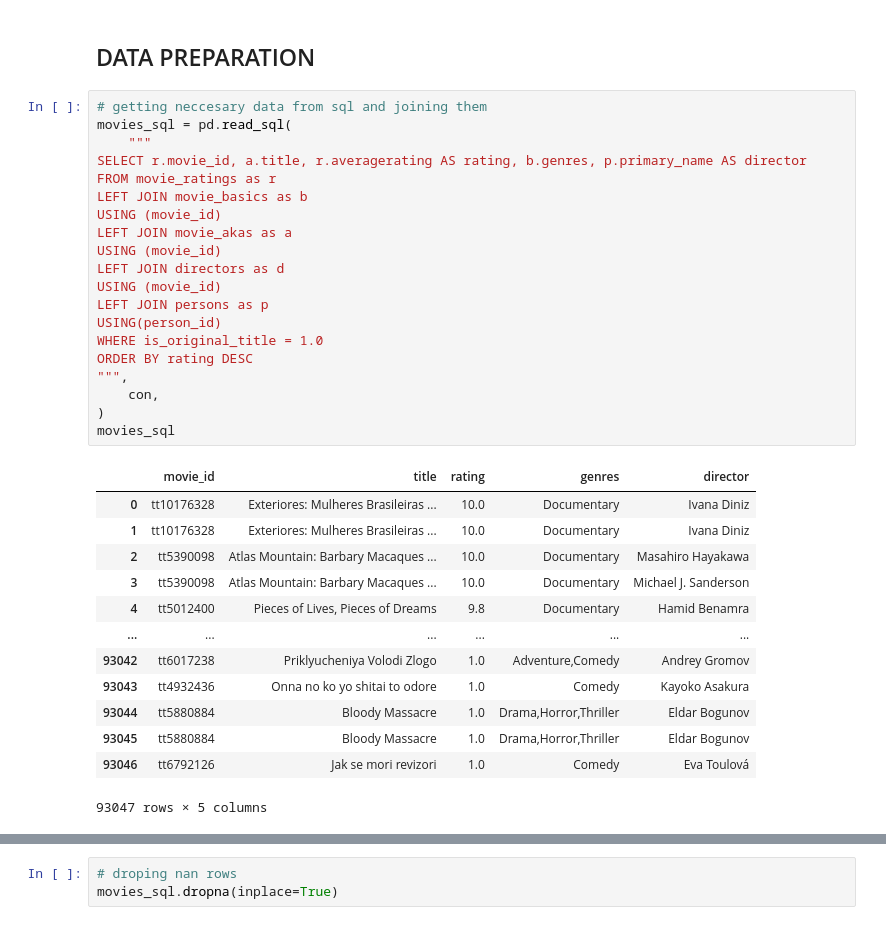
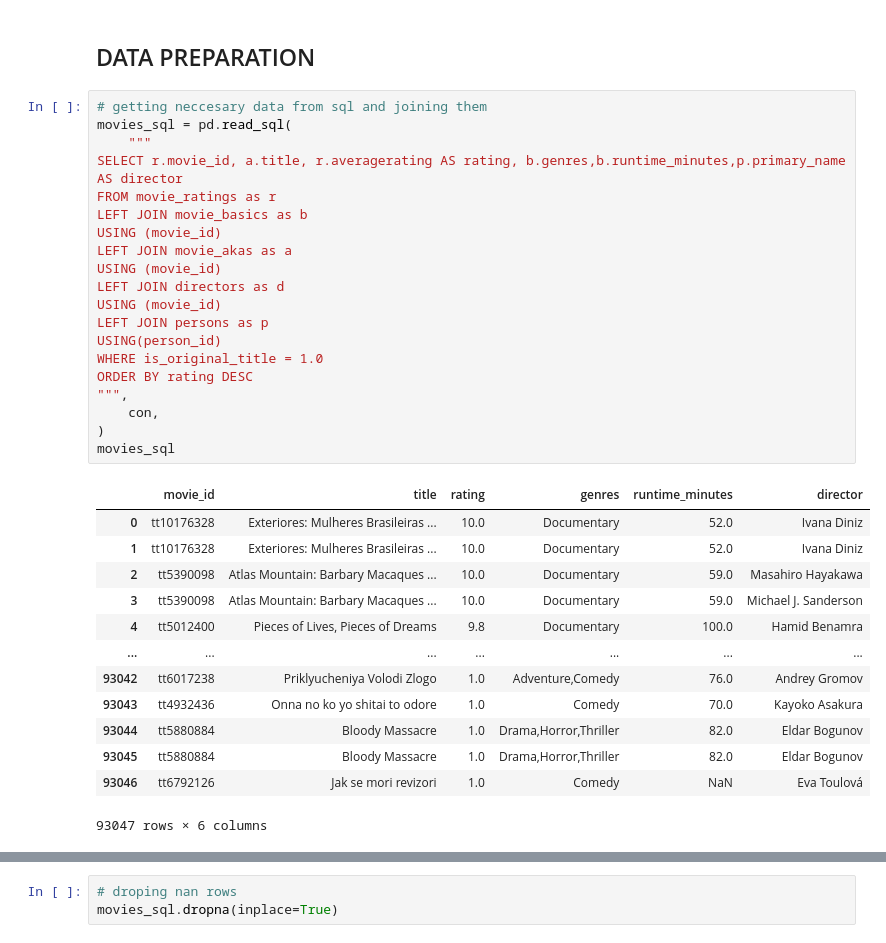
Before and after one commit to u-mar/phase_1_project, a Jupyter notebook: index.ipynb, the cells around one changed output, grey strips where cells are left out. Saved outputs shown, nothing was run; the diff lists cells and outputs as text.

```diff
--- a/index.ipynb
+++ b/index.ipynb
@@ -106,37 +124,37 @@ print(rt.sample(2))
 # %%
 # getting neccesary data from sql and joining them
 movies_sql = pd.read_sql(
     """
-SELECT r.movie_id, a.title, r.averagerating AS rating, b.genres, p.primary_name AS director
+SELECT r.movie_id, a.title, r.averagerating AS rating, b.genres,b.runtime_minutes,p.primary_name AS director
 FROM movie_ratings as r
 LEFT JOIN movie_basics as b
 USING (movie_id)
 LEFT JOIN movie_akas as a
 USING (movie_id)
 LEFT JOIN directors as d
 USING (movie_id)
 LEFT JOIN persons as p
 USING(person_id)
 WHERE is_original_title = 1.0
 ORDER BY rating DESC
 """,
     con,
 )
 movies_sql
 # %% [output]
-|  | movie_id | title | rating | genres | director |
-| 0 | tt10176328 | Exteriores: Mulheres Brasileiras ... | 10.0 | Documentary | Ivana Diniz |
-| 1 | tt10176328 | Exteriores: Mulheres Brasileiras ... | 10.0 | Documentary | Ivana Diniz |
-| 2 | tt5390098 | Atlas Mountain: Barbary Macaques ... | 10.0 | Documentary | Masahiro Hayakawa |
-| 3 | tt5390098 | Atlas Mountain: Barbary Macaques ... | 10.0 | Documentary | Michael J. Sanderson |
-| 4 | tt5012400 | Pieces of Lives, Pieces of Dreams | 9.8 | Documentary | Hamid Benamra |
-| ... | ... | ... | ... | ... | ... |
-| 93042 | tt6017238 | Priklyucheniya Volodi Zlogo | 1.0 | Adventure,Comedy | Andrey Gromov |
-| 93043 | tt4932436 | Onna no ko yo shitai to odore | 1.0 | Comedy | Kayoko Asakura |
-| 93044 | tt5880884 | Bloody Massacre | 1.0 | Drama,Horror,Thriller | Eldar Bogunov |
-| 93045 | tt5880884 | Bloody Massacre | 1.0 | Drama,Horror,Thriller | Eldar Bogunov |
-| 93046 | tt6792126 | Jak se mori revizori | 1.0 | Comedy | Eva Toulová |
+|  | movie_id | title | rating | genres | runtime_minutes | director |
+| 0 | tt10176328 | Exteriores: Mulheres Brasileiras ... | 10.0 | Documentary | 52.0 | Ivana Diniz |
+| 1 | tt10176328 | Exteriores: Mulheres Brasileiras ... | 10.0 | Documentary | 52.0 | Ivana Diniz |
+| 2 | tt5390098 | Atlas Mountain: Barbary Macaques ... | 10.0 | Documentary | 59.0 | Masahiro Hayakawa |
+| 3 | tt5390098 | Atlas Mountain: Barbary Macaques ... | 10.0 | Documentary | 59.0 | Michael J. Sanderson |
+| 4 | tt5012400 | Pieces of Lives, Pieces of Dreams | 9.8 | Documentary | 100.0 | Hamid Benamra |
+| ... | ... | ... | ... | ... | ... | ... |
+| 93042 | tt6017238 | Priklyucheniya Volodi Zlogo | 1.0 | Adventure,Comedy | 76.0 | Andrey Gromov |
+| 93043 | tt4932436 | Onna no ko yo shitai to odore | 1.0 | Comedy | 70.0 | Kayoko Asakura |
+| 93044 | tt5880884 | Bloody Massacre | 1.0 | Drama,Horror,Thriller | 82.0 | Eldar Bogunov |
+| 93045 | tt5880884 | Bloody Massacre | 1.0 | Drama,Horror,Thriller | 82.0 | Eldar Bogunov |
+| 93046 | tt6792126 | Jak se mori revizori | 1.0 | Comedy | NaN | Eva Toulová |
-93047 rows × 5 columns
+93047 rows × 6 columns
 # %%
 #cheking for total nan values
 movies_sql.isna().sum()
```
Also changed, not shown: parts of 27 cells of this notebook.
